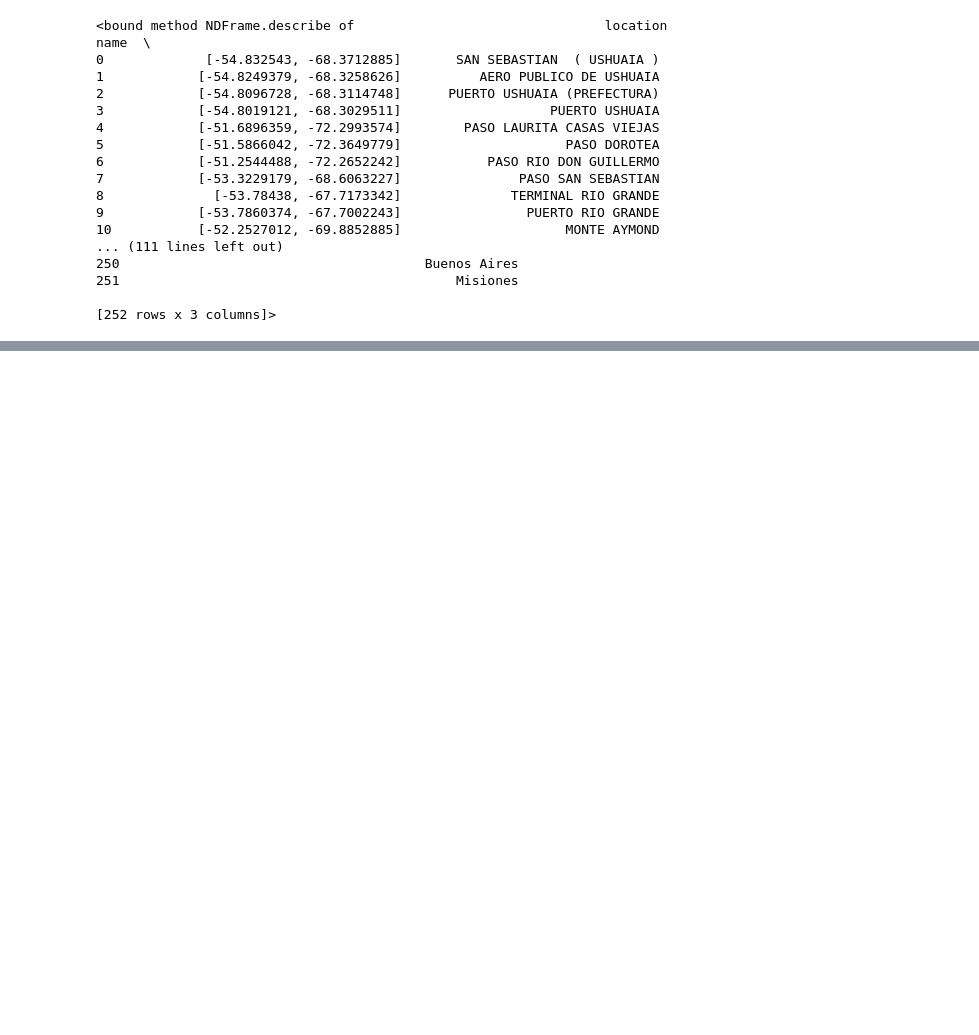
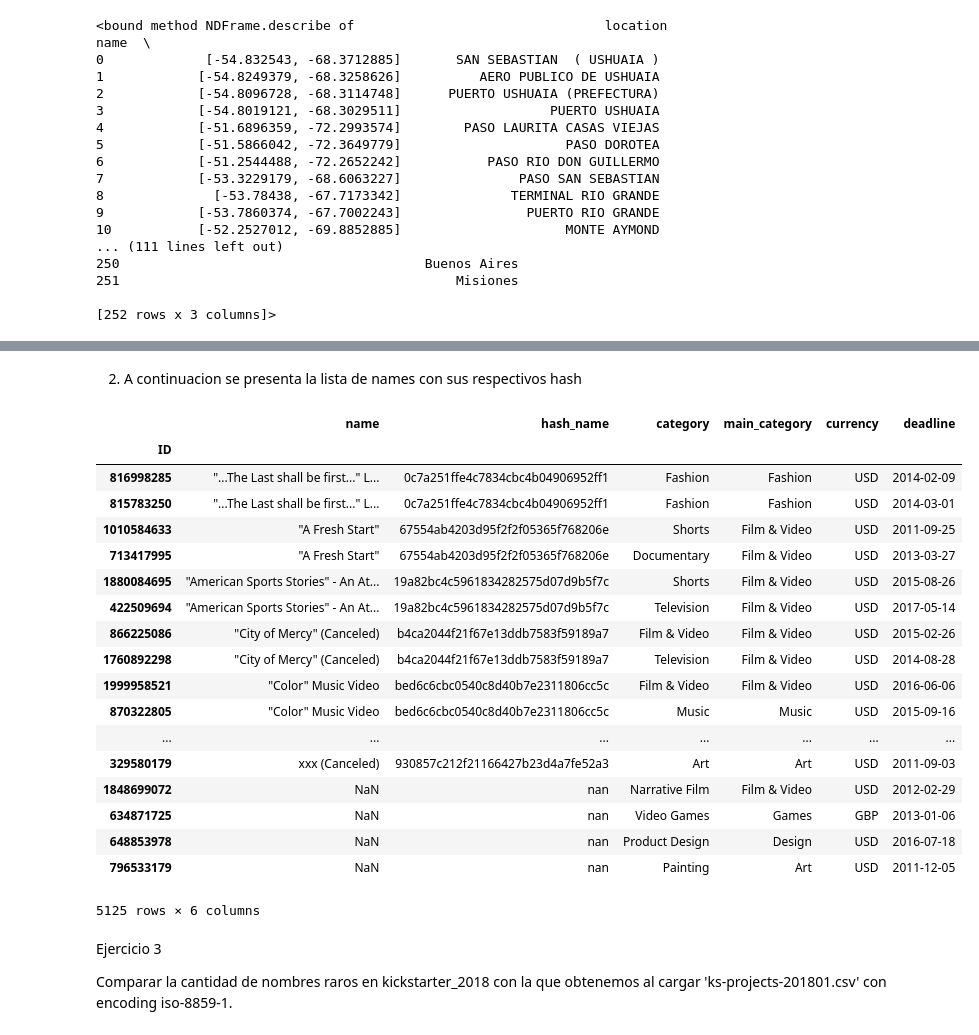
Before and after one commit to leoeugelaura/Analisis-y-Curacion-de-datos, a Jupyter notebook: Prácticopasos.ipynb, the cells around one changed output, grey strips where cells are left out. Saved outputs shown, nothing was run; the diff lists cells and outputs as text; code cells hidden in the pictures; blank space fills up the shorter version.

```diff
--- a/Prácticopasos.ipynb
+++ b/Prácticopasos.ipynb
@@ -56,0 +136,38 @@ TypeError: unsupported operand type(s) for /: 'list' and 'int'
+# %%
+from hashlib import md5
+
+def hashit(val):
+    if isinstance(val, float):
+        return str(val)
+    return md5(val.encode('utf-8')).hexdigest()
+
+
+kickstarter_2018['hash_name'] = kickstarter_2018['name'].apply(hashit)
+# %% [markdown]
+2. A continuacion se presenta la lista de names con sus respectivos hash
+# %%
+kickstarter_2018[kickstarter_2018.name.duplicated(keep=False)].sort_values(by='name')[['name','hash_name','category','main_category','currency','deadline']]
+# %% [output]
+|  | name | hash_name | category | main_category | currency | deadline |
+| ID |  |  |  |  |  |  |
+| 816998285 | "...The Last shall be first..." L... | 0c7a251ffe4c7834cbc4b04906952ff1 | Fashion | Fashion | USD | 2014-02-09 |
+| 815783250 | "...The Last shall be first..." L... | 0c7a251ffe4c7834cbc4b04906952ff1 | Fashion | Fashion | USD | 2014-03-01 |
+| 1010584633 | "A Fresh Start" | 67554ab4203d95f2f2f05365f768206e | Shorts | Film & Video | USD | 2011-09-25 |
+| 713417995 | "A Fresh Start" | 67554ab4203d95f2f2f05365f768206e | Documentary | Film & Video | USD | 2013-03-27 |
+| 1880084695 | "American Sports Stories" - An At... | 19a82bc4c5961834282575d07d9b5f7c | Shorts | Film & Video | USD | 2015-08-26 |
+| 422509694 | "American Sports Stories" - An At... | 19a82bc4c5961834282575d07d9b5f7c | Television | Film & Video | USD | 2017-05-14 |
+| 866225086 | "City of Mercy" (Canceled) | b4ca2044f21f67e13ddb7583f59189a7 | Film & Video | Film & Video | USD | 2015-02-26 |
+| 1760892298 | "City of Mercy" (Canceled) | b4ca2044f21f67e13ddb7583f59189a7 | Television | Film & Video | USD | 2014-08-28 |
+| 1999958521 | "Color" Music Video | bed6c6cbc0540c8d40b7e2311806cc5c | Film & Video | Film & Video | USD | 2016-06-06 |
+| 870322805 | "Color" Music Video | bed6c6cbc0540c8d40b7e2311806cc5c | Music | Music | USD | 2015-09-16 |
+| ... | ... | ... | ... | ... | ... | ... |
+| 329580179 | xxx (Canceled) | 930857c212f21166427b23d4a7fe52a3 | Art | Art | USD | 2011-09-03 |
+| 1848699072 | NaN | nan | Narrative Film | Film & Video | USD | 2012-02-29 |
+| 634871725 | NaN | nan | Video Games | Games | GBP | 2013-01-06 |
+| 648853978 | NaN | nan | Product Design | Design | USD | 2016-07-18 |
+| 796533179 | NaN | nan | Painting | Art | USD | 2011-12-05 |
+5125 rows × 6 columns
+# %% [markdown]
+Ejercicio 3
+
+Comparar la cantidad de nombres raros en kickstarter_2018 con la que obtenemos al cargar 'ks-projects-201801.csv' con encoding iso-8859-1.
```
Also changed, not shown: parts of 19 cells of this notebook.
